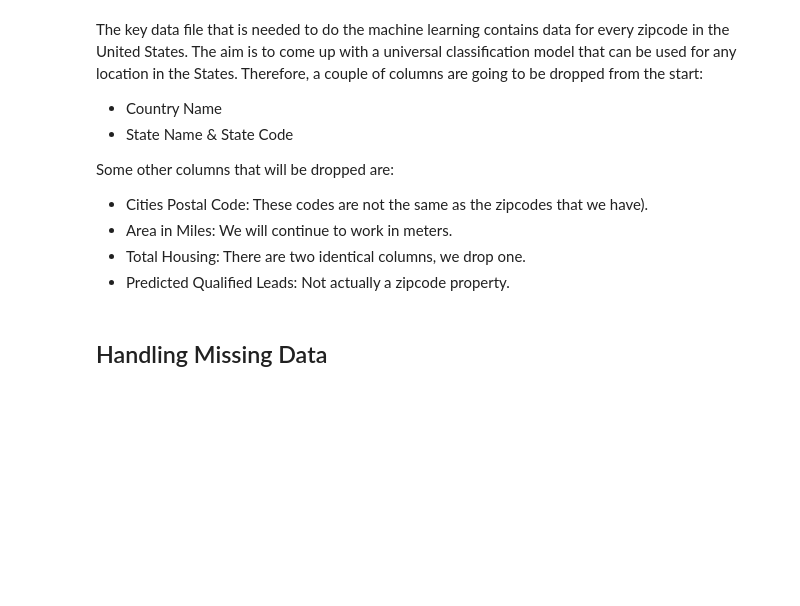
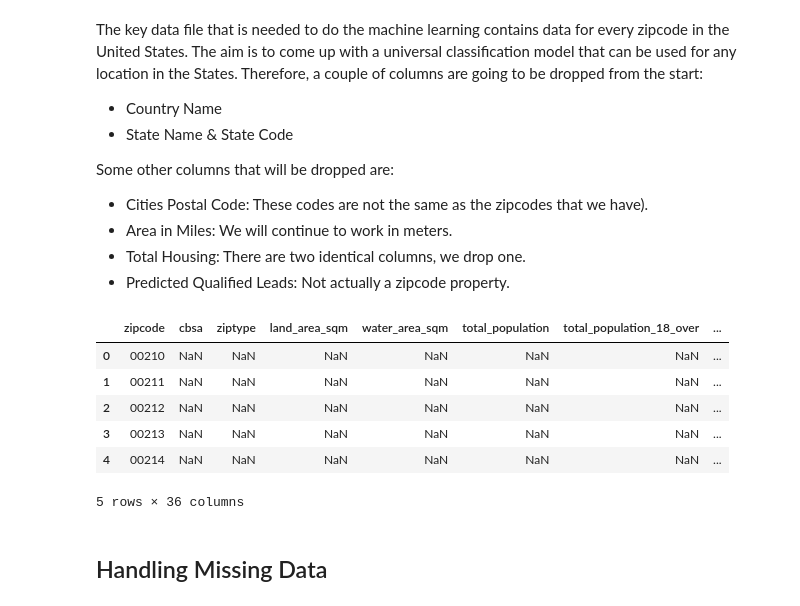
Before and after one commit to Williamdst/Bike-Share-USA, a Jupyter notebook: V_Prediction.ipynb, the cells around one changed output. Drawn from its saved outputs; the diff is of its cells as text; code cells hidden in the pictures; blank space fills up the shorter version.

```diff
--- a/V_Prediction.ipynb
+++ b/V_Prediction.ipynb
@@ -107,13 +121,12 @@ Some other columns that will be dropped are:
 - Total Housing: There are two identical columns, we drop one.
 - Predicted Qualified Leads: Not actually a zipcode property.
 # %%
-zipcode_file = "s3://williams-citibike/zipcodes.csv"
+zipcode_file = "s3://williams-citibike/HoodData/ZX01_Zipcodes-USA.csv"
 
 with fs.open(zipcode_file, 'r') as file:
     zipcodes = pd.read_csv(file, sep=',', low_memory = False)
-
-zipcodes = zipcodes[zipcodes.country_name == 'United States']
-zipcodes.drop(columns = ['cities_postalcode_id', 'state_name', 'state_code',
+    zipcodes = zipcodes[zipcodes.country_name == 'United States']
+    zipcodes.drop(columns = ['cities_postalcode_id', 'state_name', 'state_code',
                          'country_name','area_land_sq_miles', 'area_water_sq_miles',
                          'units_in_structure_housing_units_total_housing_units'
                         ], inplace=True)
@@ -135,6 +148,18 @@ column_renames = ['zipcode', 'cbsa', 'ziptype', 'land_area_sqm',
                  ]
 
 zipcodes.columns = column_renames
+zipcodes.zipcode = zipcodes.zipcode.str.zfill(5)
+zipcodes.fillna(np.nan, inplace=True)
+# %%
+zipcodes.head()
+# %% [output]
+|  | zipcode | cbsa | ziptype | land_area_sqm | water_area_sqm | total_population | total_population_18_over | ... |
+| 0 | 00210 | NaN | NaN | NaN | NaN | NaN | NaN | ... |
+| 1 | 00211 | NaN | NaN | NaN | NaN | NaN | NaN | ... |
+| 2 | 00212 | NaN | NaN | NaN | NaN | NaN | NaN | ... |
+| 3 | 00213 | NaN | NaN | NaN | NaN | NaN | NaN | ... |
+| 4 | 00214 | NaN | NaN | NaN | NaN | NaN | NaN | ... |
+5 rows × 36 columns
 # %% [markdown]
 ## Handling Missing Data
 # %%
```
Also changed, not shown: parts of 6 cells of this notebook, 1 other file.
